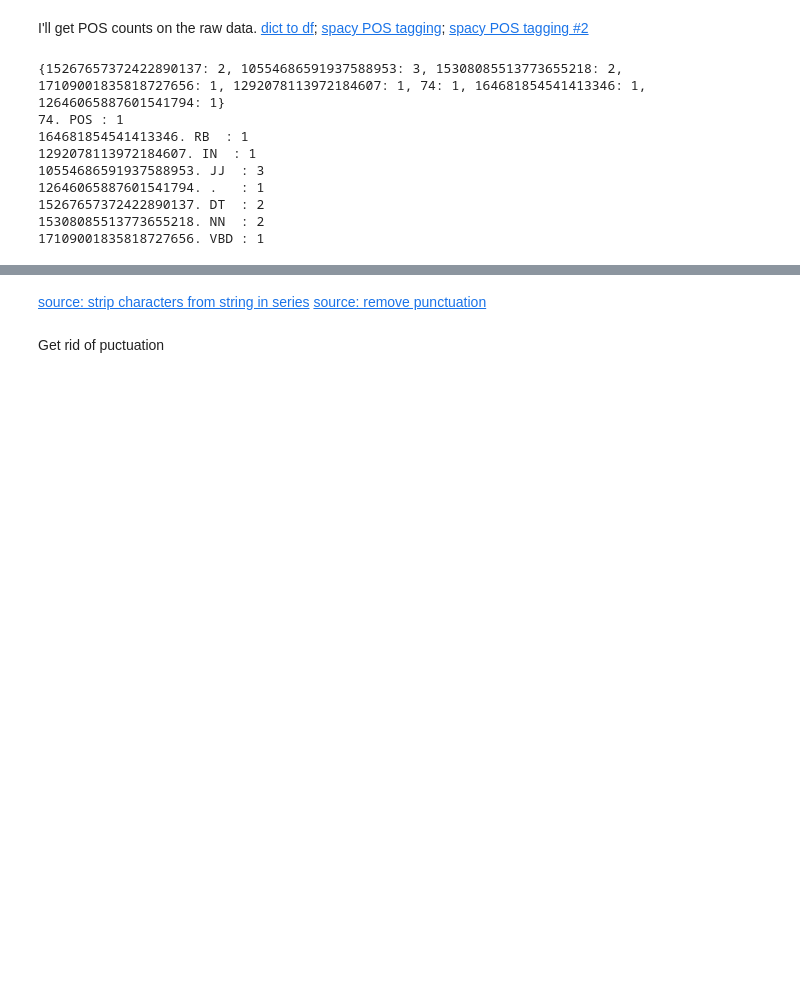
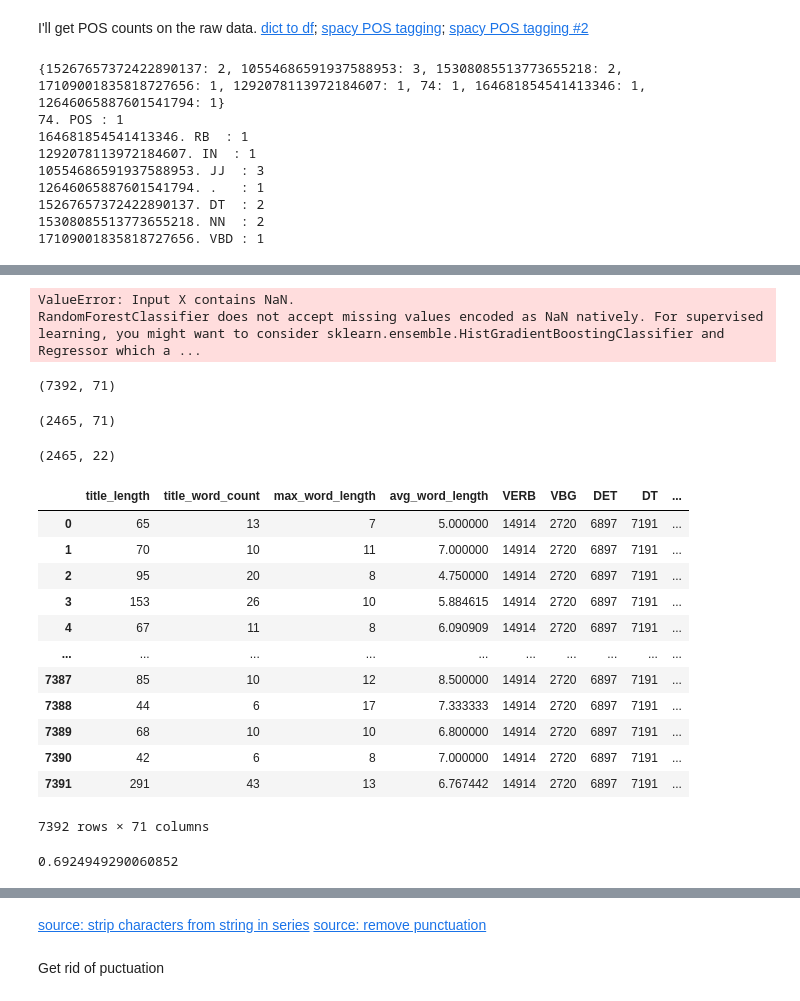
Before and after one commit to wcmohr/RedditClassification, a Jupyter notebook: 2_DataCleaning.ipynb, the cells around one changed output, grey strips where cells are left out. Drawn from its saved outputs; the diff is of its cells as text; code cells hidden in the pictures; blank space fills up the shorter version.

Commit message:
word stats

```diff
--- a/2_DataCleaning.ipynb
+++ b/2_DataCleaning.ipynb
@@ -104,0 +250,2 @@ for title in X_train:
+# %%
+X_train_tokens = tokenize(X_train)
@@ -104,0 +254,27 @@ for title in X_train:
+# %%
+def title_stats(titles, tokenized, pos_feat_dict):
+    '''generate title statistics from a 1d object of title and return as a
+    DataFrame '''
+    # Char length, word count, max and avg word length
+    title_stats = pd.DataFrame()
+    title_stats['title_length'] = [len(titles[i]) for i in range(len(titles))]
+    title_stats['title_word_count'] = [len(titles[i].split(' ')) for \
+                                        i in range(len(titles))]
+    title_stats['max_word_length'] = [max(map(len, title.split(' '))) \
+                         for title in titles]
+    title_stats['avg_word_length'] = title_stats['title_length']/title_stats['title_word_count']
+
+    # POS counts, fine pos tag counts
+    parts_of_speech = []
+
+    for tokens in tokenized:
+
+        pos_counts = pos_feat_dict
+        for token in tokens:
+                pos_counts[token.pos_] += 1
+                pos_counts[token.tag_] += 1
+        parts_of_speech.append(pos_counts)
+    # combine
+    pos_df = pd.DataFrame(parts_of_speech).fillna(0)
+    tstats_pos = pd.concat([title_stats, pos_df],axis = 1)
+    return  tstats_pos
@@ -104,0 +323,2 @@ for title in X_train:
+# %%
+X_train_stats = title_stats(X_train, X_train_tokens, pos_feat_dict)
@@ -104,0 +329,38 @@ for title in X_train:
+# %%
+rfc = RandomForestClassifier()
+rfc.fit(X_train_stats, y_train)
+# %% [output]
+ValueError: Input X contains NaN.
+RandomForestClassifier does not accept missing values encoded as NaN natively. For supervised learning, you might want to consider sklearn.ensemble.HistGradientBoostingClassifier and Regressor which a ...
+# %%
+X_train_stats.shape
+# %% [output]
+(7392, 71)
+# %%
+X_test_stats.shape
+# %% [output]
+(2465, 71)
+# %%
+X_test_fine_stats.shape
+# %% [output]
+(2465, 22)
+# %%
+X_train_stats
+# %% [output]
+|  | title_length | title_word_count | max_word_length | avg_word_length | VERB | VBG | DET | DT | ... |
+| 0 | 65 | 13 | 7 | 5.000000 | 14914 | 2720 | 6897 | 7191 | ... |
+| 1 | 70 | 10 | 11 | 7.000000 | 14914 | 2720 | 6897 | 7191 | ... |
+| 2 | 95 | 20 | 8 | 4.750000 | 14914 | 2720 | 6897 | 7191 | ... |
+| 3 | 153 | 26 | 10 | 5.884615 | 14914 | 2720 | 6897 | 7191 | ... |
+| 4 | 67 | 11 | 8 | 6.090909 | 14914 | 2720 | 6897 | 7191 | ... |
+| ... | ... | ... | ... | ... | ... | ... | ... | ... | ... |
+| 7387 | 85 | 10 | 12 | 8.500000 | 14914 | 2720 | 6897 | 7191 | ... |
+| 7388 | 44 | 6 | 17 | 7.333333 | 14914 | 2720 | 6897 | 7191 | ... |
+| 7389 | 68 | 10 | 10 | 6.800000 | 14914 | 2720 | 6897 | 7191 | ... |
+| 7390 | 42 | 6 | 8 | 7.000000 | 14914 | 2720 | 6897 | 7191 | ... |
+| 7391 | 291 | 43 | 13 | 6.767442 | 14914 | 2720 | 6897 | 7191 | ... |
+7392 rows × 71 columns
+# %%
+rfc.score(X_test_stats, y_test)
+# %% [output]
+0.6924949290060852
```
Also changed, not shown: parts of 69 cells of this notebook.
